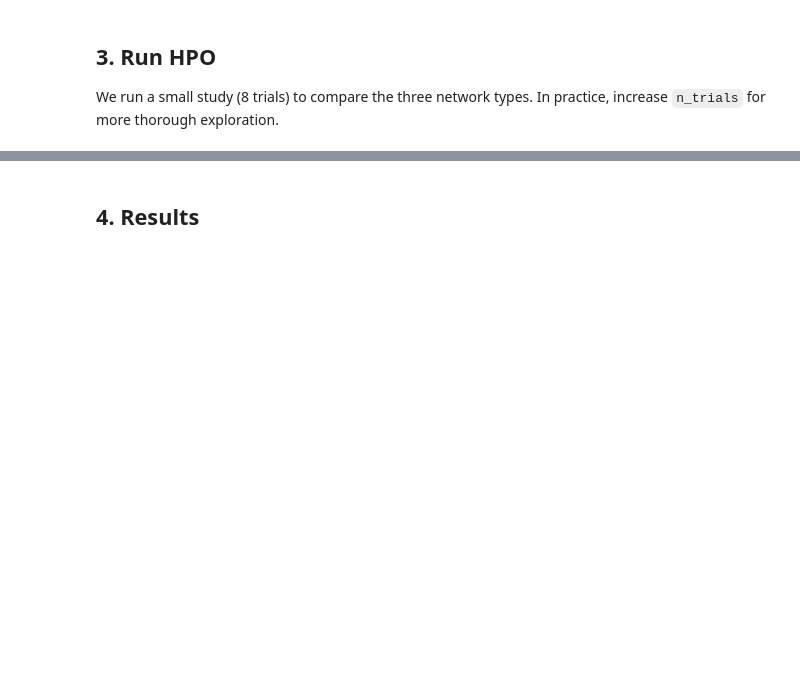
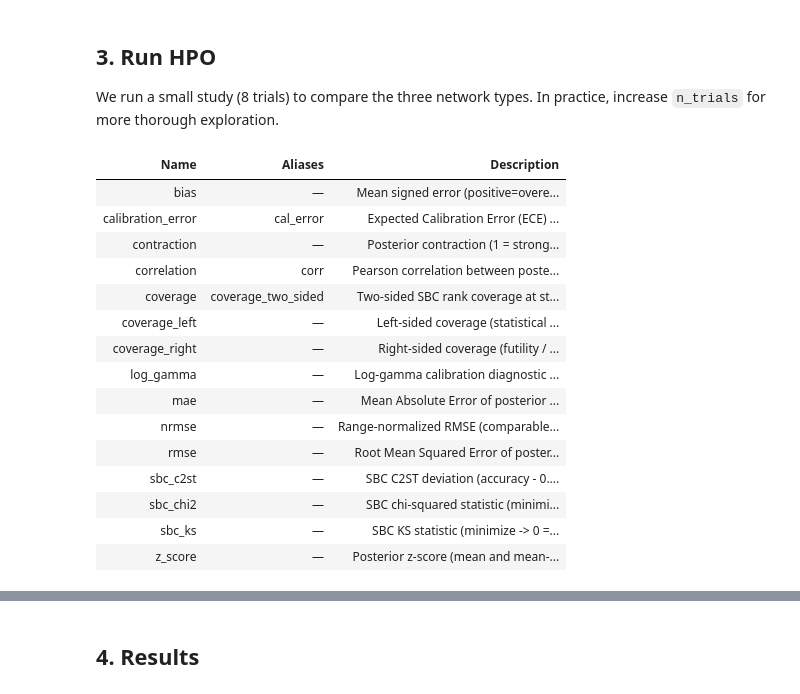
Before and after one commit to matthiaskloft/bayesflow-hpo, a Jupyter notebook: examples/two_moons_optimization.ipynb, the cells around one changed output, grey strips where cells are left out. Saved outputs shown, nothing was run; the diff lists cells and outputs as text; code cells hidden in the pictures; blank space fills up the shorter version.

```diff
--- a/examples/two_moons_optimization.ipynb
+++ b/examples/two_moons_optimization.ipynb
@@ -61 +211,20 @@ We run a small study (8 trials) to compare the three network types. In practice,
+# %%
+hpo.describe_metrics()
+# %% [output]
+| Name | Aliases | Description |
+| bias | — | Mean signed error (positive=overe... |
+| calibration_error | cal_error | Expected Calibration Error (ECE) ... |
+| contraction | — | Posterior contraction (1 = strong... |
+| correlation | corr | Pearson correlation between poste... |
+| coverage | coverage_two_sided | Two-sided SBC rank coverage at st... |
+| coverage_left | — | Left-sided coverage (statistical ... |
+| coverage_right | — | Right-sided coverage (futility / ... |
+| log_gamma | — | Log-gamma calibration diagnostic ... |
+| mae | — | Mean Absolute Error of posterior ... |
+| nrmse | — | Range-normalized RMSE (comparable... |
+| rmse | — | Root Mean Squared Error of poster... |
+| sbc_c2st | — | SBC C2ST deviation (accuracy - 0.... |
+| sbc_chi2 | — | SBC chi-squared statistic (minimi... |
+| sbc_ks | — | SBC KS statistic (minimize -> 0 =... |
+| z_score | — | Posterior z-score (mean and mean-... |
 # %%
```
Also changed, not shown: parts of 16 cells of this notebook, 2 other files.
